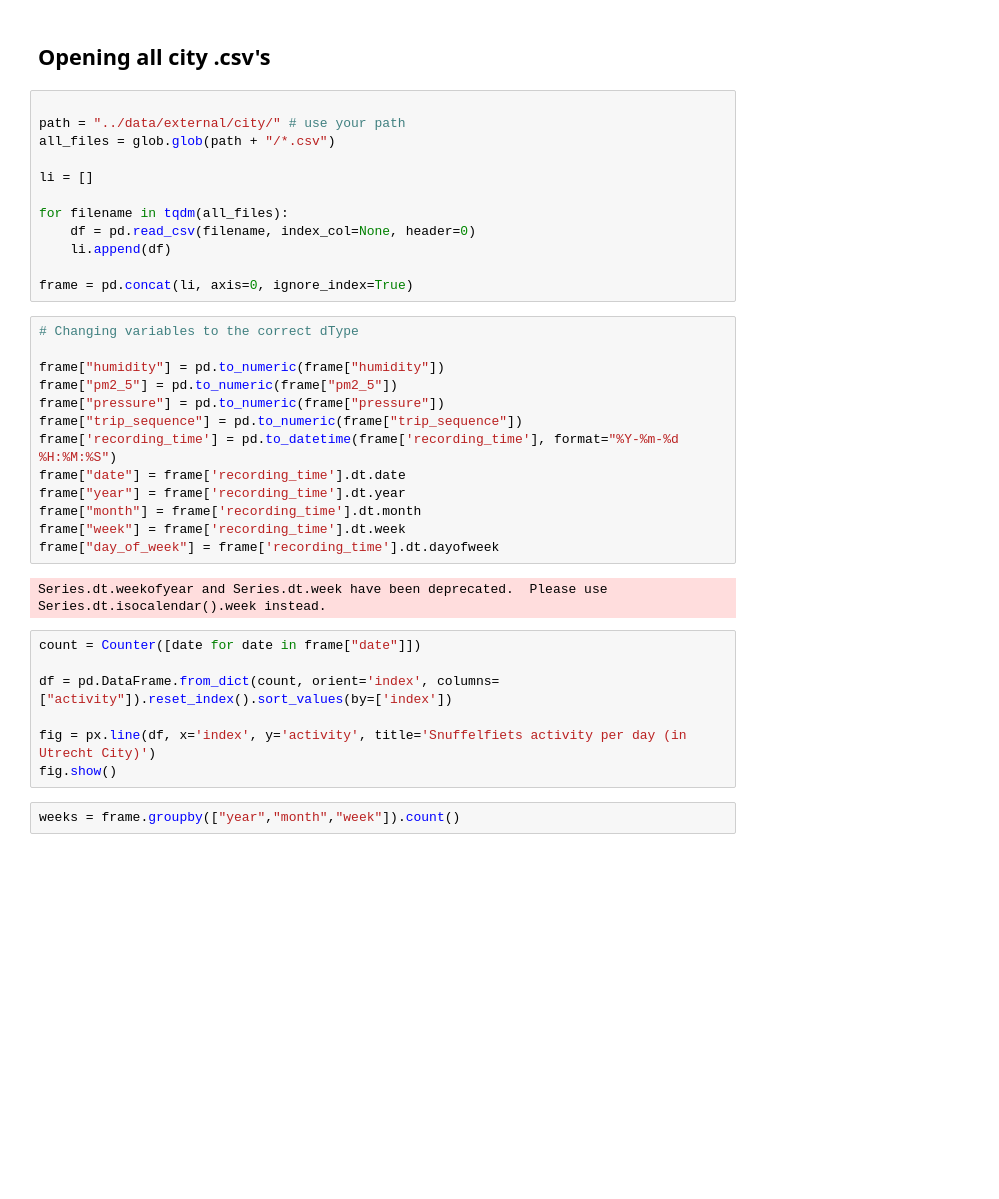
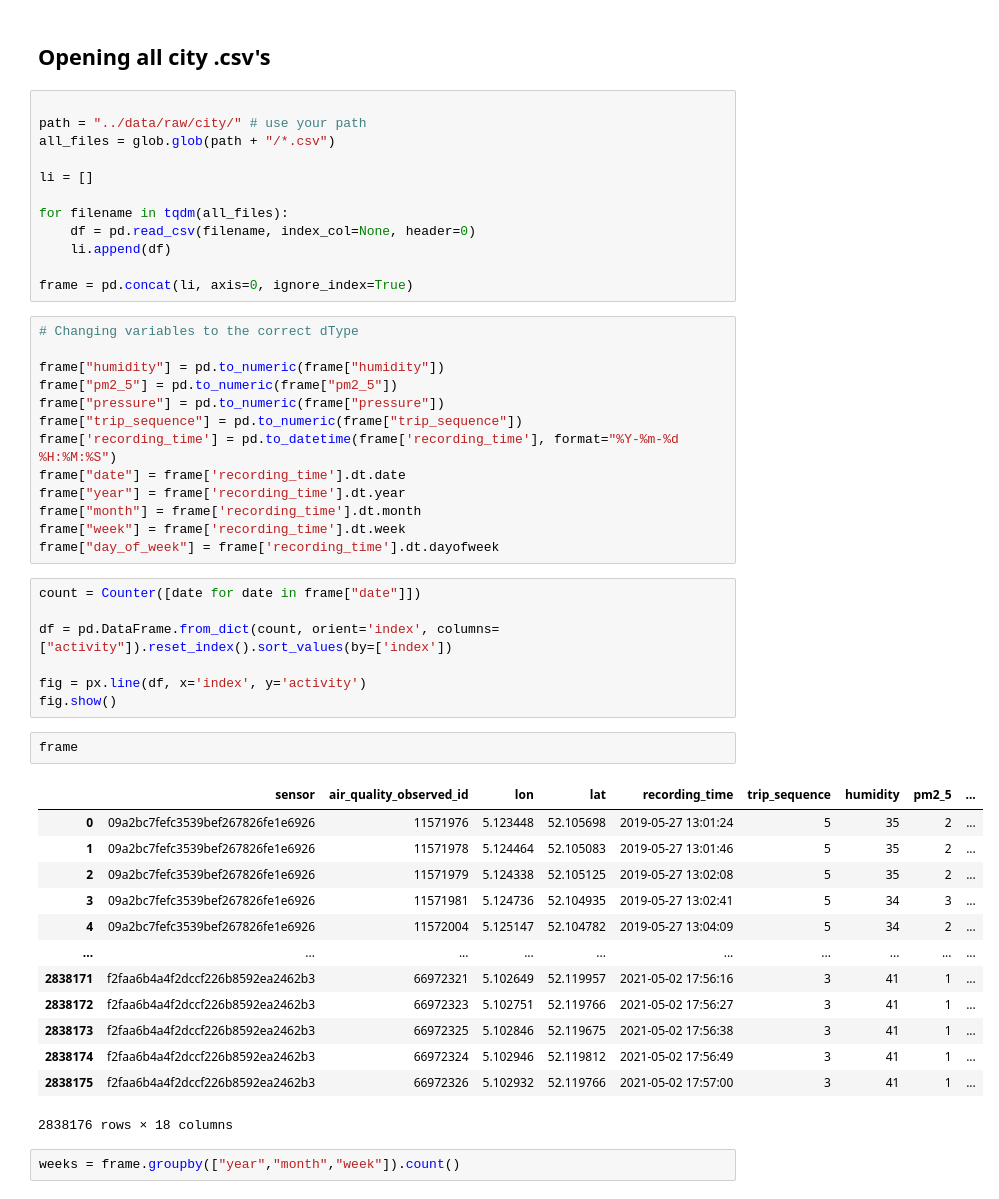
Before and after one commit to ystouthart/ADS-Snuffelfiets-Thesis, a Jupyter notebook: notebooks/1.0-snuffelfiets-playground.ipynb, the cells around one changed output. Cells and saved outputs as stored; diff of their text form; blank space fills up the shorter version.

```diff
--- a/notebooks/1.0-snuffelfiets-playground.ipynb
+++ b/notebooks/1.0-snuffelfiets-playground.ipynb
@@ -247,7 +247,7 @@ geo_grid.pm2_5.plot()
 ## Opening all city .csv's
 # %%
 
-path = "../data/external/city/" # use your path
+path = "../data/raw/city/" # use your path
 all_files = glob.glob(path + "/*.csv")
 
 li = []
@@ -270,15 +270,29 @@ frame["year"] = frame['recording_time'].dt.year
 frame["month"] = frame['recording_time'].dt.month
 frame["week"] = frame['recording_time'].dt.week
 frame["day_of_week"] = frame['recording_time'].dt.dayofweek
-# %% [output]
-Series.dt.weekofyear and Series.dt.week have been deprecated.  Please use Series.dt.isocalendar().week instead.
 # %%
 count = Counter([date for date in frame["date"]])
 
 df = pd.DataFrame.from_dict(count, orient='index', columns=["activity"]).reset_index().sort_values(by=['index'])
 
-fig = px.line(df, x='index', y='activity', title='Snuffelfiets activity per day (in Utrecht City)')
+fig = px.line(df, x='index', y='activity')
 fig.show()
+# %%
+frame
+# %% [output]
+|  | sensor | air_quality_observed_id | lon | lat | recording_time | trip_sequence | humidity | pm2_5 | ... |
+| 0 | 09a2bc7fefc3539bef267826fe1e6926 | 11571976 | 5.123448 | 52.105698 | 2019-05-27 13:01:24 | 5 | 35 | 2 | ... |
+| 1 | 09a2bc7fefc3539bef267826fe1e6926 | 11571978 | 5.124464 | 52.105083 | 2019-05-27 13:01:46 | 5 | 35 | 2 | ... |
+| 2 | 09a2bc7fefc3539bef267826fe1e6926 | 11571979 | 5.124338 | 52.105125 | 2019-05-27 13:02:08 | 5 | 35 | 2 | ... |
+| 3 | 09a2bc7fefc3539bef267826fe1e6926 | 11571981 | 5.124736 | 52.104935 | 2019-05-27 13:02:41 | 5 | 34 | 3 | ... |
+| 4 | 09a2bc7fefc3539bef267826fe1e6926 | 11572004 | 5.125147 | 52.104782 | 2019-05-27 13:04:09 | 5 | 34 | 2 | ... |
+| ... | ... | ... | ... | ... | ... | ... | ... | ... | ... |
+| 2838171 | f2faa6b4a4f2dccf226b8592ea2462b3 | 66972321 | 5.102649 | 52.119957 | 2021-05-02 17:56:16 | 3 | 41 | 1 | ... |
+| 2838172 | f2faa6b4a4f2dccf226b8592ea2462b3 | 66972323 | 5.102751 | 52.119766 | 2021-05-02 17:56:27 | 3 | 41 | 1 | ... |
+| 2838173 | f2faa6b4a4f2dccf226b8592ea2462b3 | 66972325 | 5.102846 | 52.119675 | 2021-05-02 17:56:38 | 3 | 41 | 1 | ... |
+| 2838174 | f2faa6b4a4f2dccf226b8592ea2462b3 | 66972324 | 5.102946 | 52.119812 | 2021-05-02 17:56:49 | 3 | 41 | 1 | ... |
+| 2838175 | f2faa6b4a4f2dccf226b8592ea2462b3 | 66972326 | 5.102932 | 52.119766 | 2021-05-02 17:57:00 | 3 | 41 | 1 | ... |
+2838176 rows × 18 columns
 # %%
 weeks = frame.groupby(["year","month","week"]).count()
 # %%
```
Also changed, not shown: parts of 6 cells of this notebook, 8 other files.
